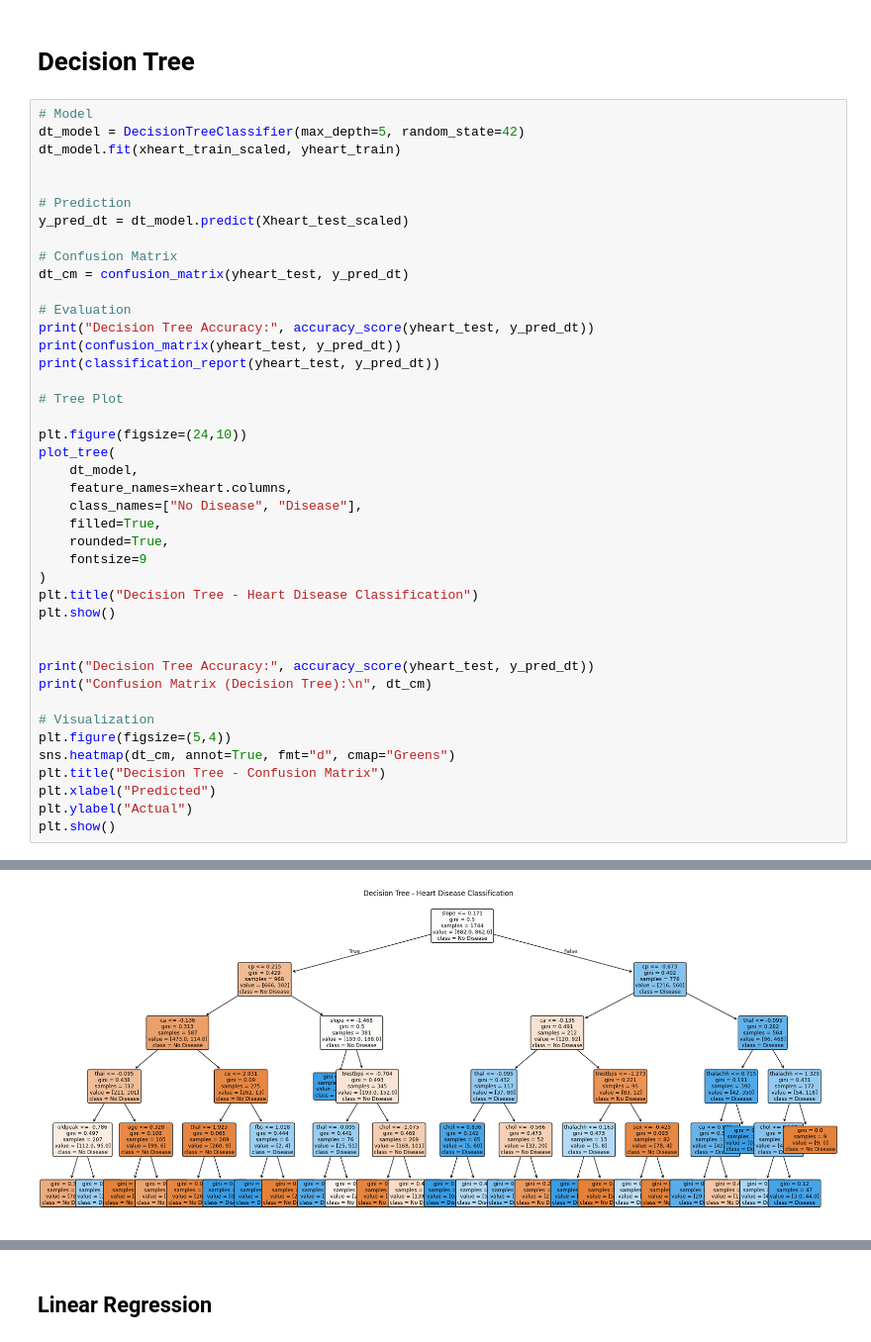
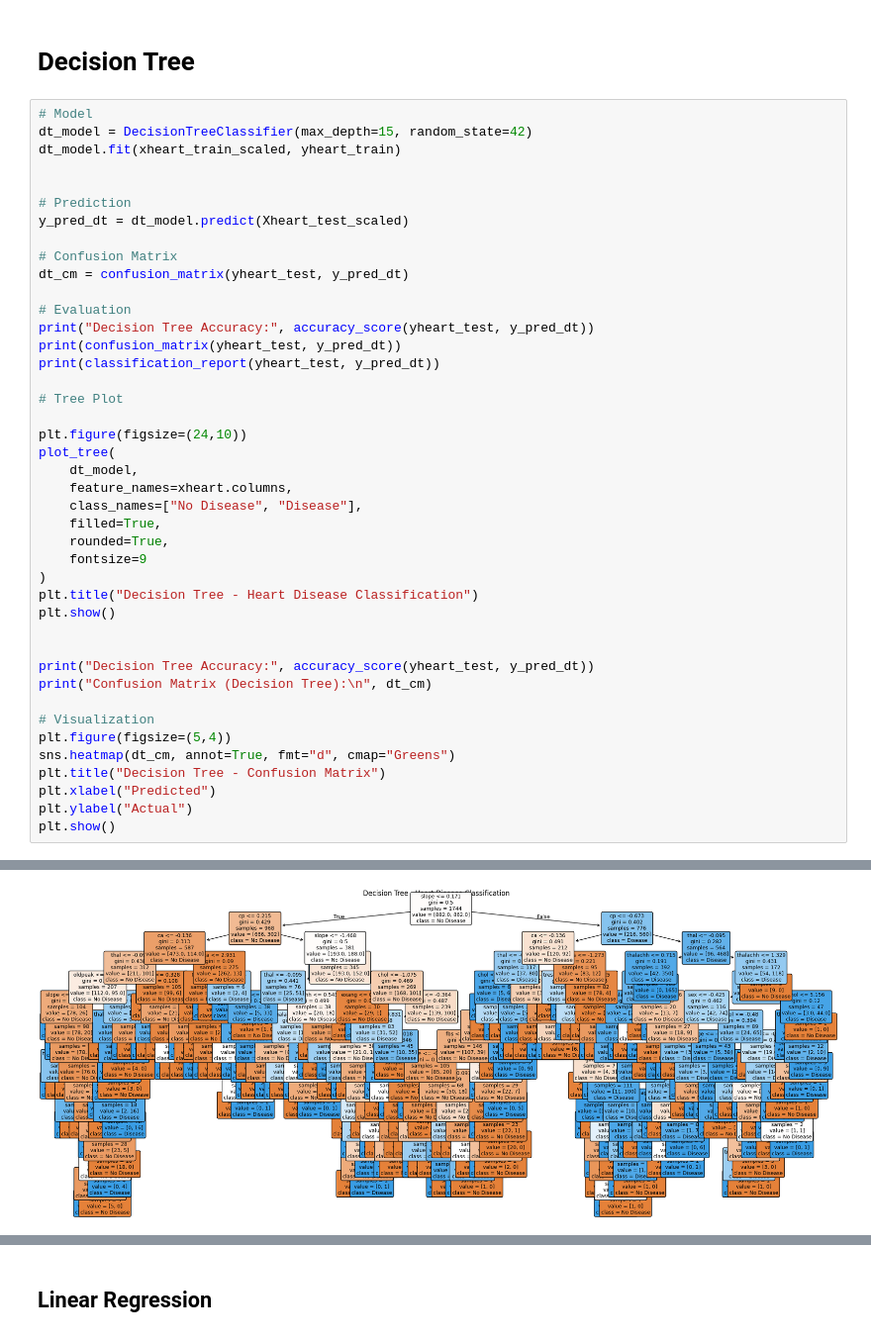
Before and after one commit to omar3laa/ML-Capstone-Project, a Jupyter notebook: notebooks/Project.ipynb, the cells around one changed output, grey strips where cells are left out. Shown at 99% size. Drawn from its saved outputs; the diff is of its cells as text.

```diff
--- a/notebooks/Project.ipynb
+++ b/notebooks/Project.ipynb
@@ -293,7 +296,7 @@ Confusion Matrix (Logistic Regression):
 # Decision Tree
 # %%
 # Model
-dt_model = DecisionTreeClassifier(max_depth=5, random_state=42)
+dt_model = DecisionTreeClassifier(max_depth=15, random_state=42)
 dt_model.fit(xheart_train_scaled, yheart_train)
 
 
@@ -348 +351 @@ weighted avg       0.81      0.81      0.81       437
-[figure, old version]
+[figure, new version]
```
Also changed, not shown: parts of 8 cells of this notebook, 8 other files.
